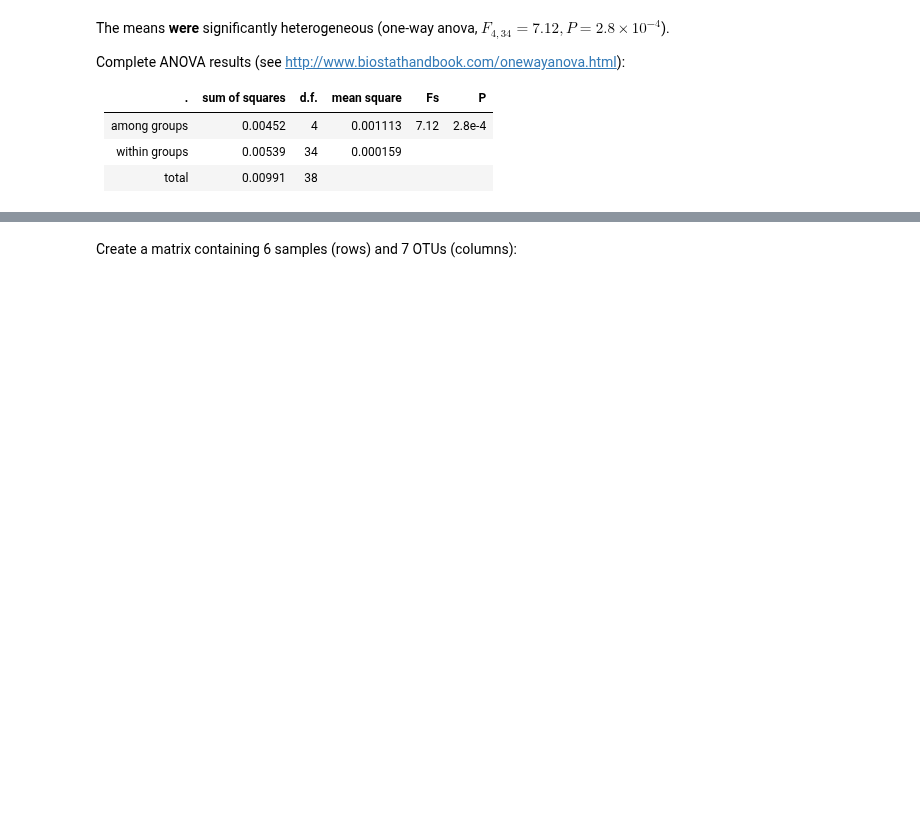
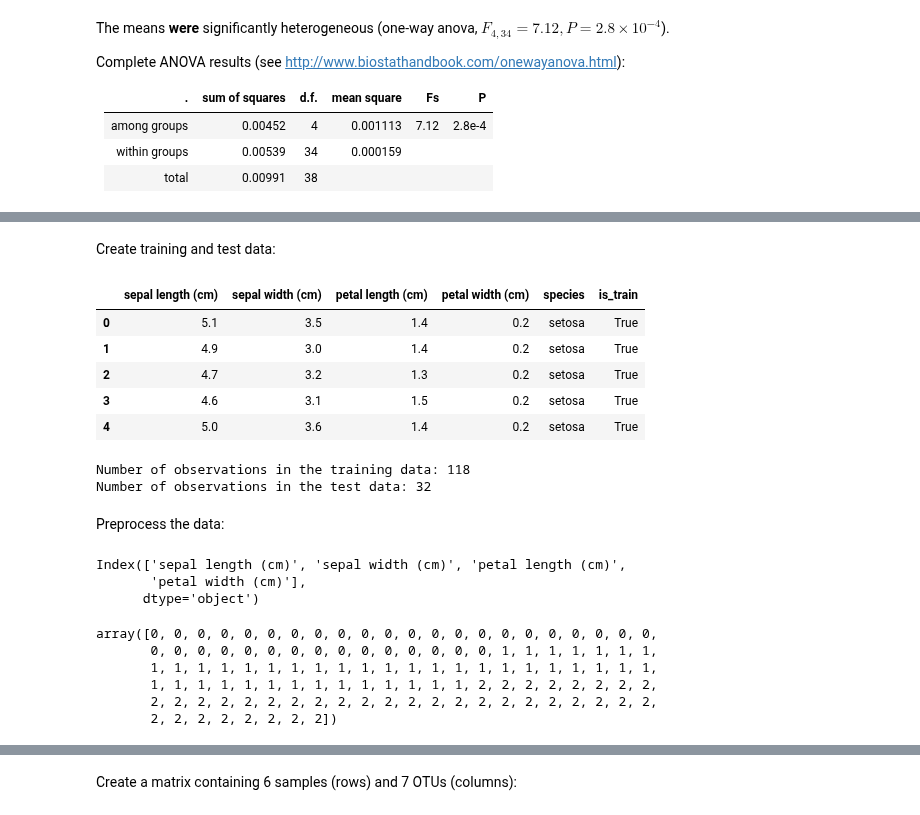
Before and after one commit to cuttlefishh/python-for-data-analysis, a Jupyter notebook: lessons/lesson17.ipynb, the cells around one changed output, grey strips where cells are left out. Cells and saved outputs as stored; diff of their text form; code cells hidden in the pictures; blank space fills up the shorter version.

```diff
--- a/lessons/lesson17.ipynb
+++ b/lessons/lesson17.ipynb
@@ -531,0 +765,9 @@ total | 0.00991 | 38 |  |  |
+# %%
+# Create an object called iris with the iris data
+iris = load_iris()
+
+# Create a dataframe with the four feature variables
+df = pd.DataFrame(iris.data, columns=iris.feature_names)
+
+# View the top 5 rows
+df.head()
@@ -531,0 +781,6 @@ total | 0.00991 | 38 |  |  |
+# %%
+# Add a new column with the species names, this is what we are going to try to predict
+df['species'] = pd.Categorical.from_codes(iris.target, iris.target_names)
+
+# View the top 5 rows
+df.head()
@@ -531,0 +794,18 @@ total | 0.00991 | 38 |  |  |
+# %% [markdown]
+Create training and test data:
+# %%
+# Create a new column that for each row, generates a random number between 0 and 1, and
+# if that value is less than or equal to .75, then sets the value of that cell as True
+# and false otherwise. This is a quick and dirty way of randomly assigning some rows to
+# be used as the training data and some as the test data.
+df['is_train'] = np.random.uniform(0, 1, len(df)) <= .75
+
+# View the top 5 rows
+df.head()
+# %% [output]
+|  | sepal length (cm) | sepal width (cm) | petal length (cm) | petal width (cm) | species | is_train |
+| 0 | 5.1 | 3.5 | 1.4 | 0.2 | setosa | True |
+| 1 | 4.9 | 3.0 | 1.4 | 0.2 | setosa | True |
+| 2 | 4.7 | 3.2 | 1.3 | 0.2 | setosa | True |
+| 3 | 4.6 | 3.1 | 1.5 | 0.2 | setosa | True |
+| 4 | 5.0 | 3.6 | 1.4 | 0.2 | setosa | True |
@@ -531,0 +815,34 @@ total | 0.00991 | 38 |  |  |
+# %%
+# Show the number of observations for the test and training dataframes
+print('Number of observations in the training data:', len(train))
+print('Number of observations in the test data:',len(test))
+# %% [output]
+Number of observations in the training data: 118
+Number of observations in the test data: 32
+# %% [markdown]
+Preprocess the data:
+# %%
+# Create a list of the feature column's names
+features = df.columns[:4]
+
+# View features
+features
+# %% [output]
+Index(['sepal length (cm)', 'sepal width (cm)', 'petal length (cm)',
+       'petal width (cm)'],
+      dtype='object')
+# %%
+# train['species'] contains the actual species names. Before we can use it,
+# we need to convert each species name into a digit. So, in this case there
+# are three species, which have been coded as 0, 1, or 2.
+y = pd.factorize(train['species'])[0]
+
+# View target
+y
+# %% [output]
+array([0, 0, 0, 0, 0, 0, 0, 0, 0, 0, 0, 0, 0, 0, 0, 0, 0, 0, 0, 0, 0, 0,
+       0, 0, 0, 0, 0, 0, 0, 0, 0, 0, 0, 0, 0, 0, 0, 1, 1, 1, 1, 1, 1, 1,
+       1, 1, 1, 1, 1, 1, 1, 1, 1, 1, 1, 1, 1, 1, 1, 1, 1, 1, 1, 1, 1, 1,
+       1, 1, 1, 1, 1, 1, 1, 1, 1, 1, 1, 1, 1, 1, 2, 2, 2, 2, 2, 2, 2, 2,
+       2, 2, 2, 2, 2, 2, 2, 2, 2, 2, 2, 2, 2, 2, 2, 2, 2, 2, 2, 2, 2, 2,
+       2, 2, 2, 2, 2, 2, 2, 2])
```
Also changed, not shown: parts of 107 cells of this notebook.
